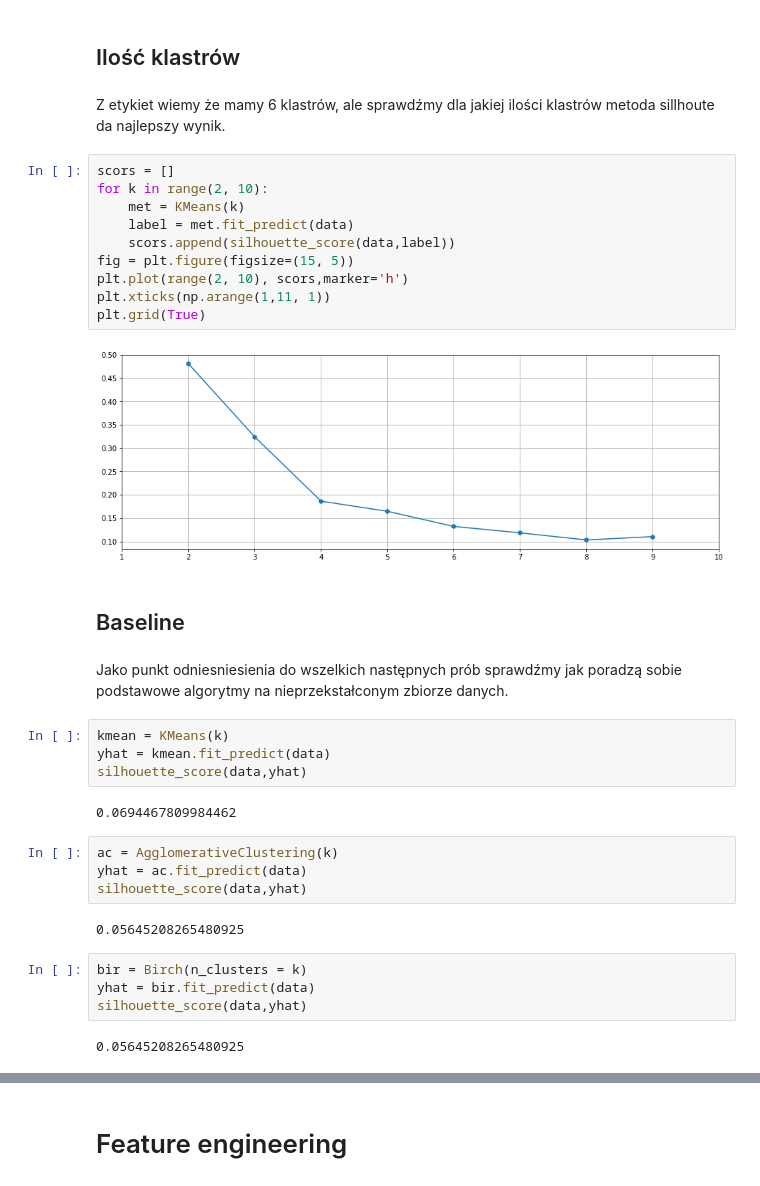
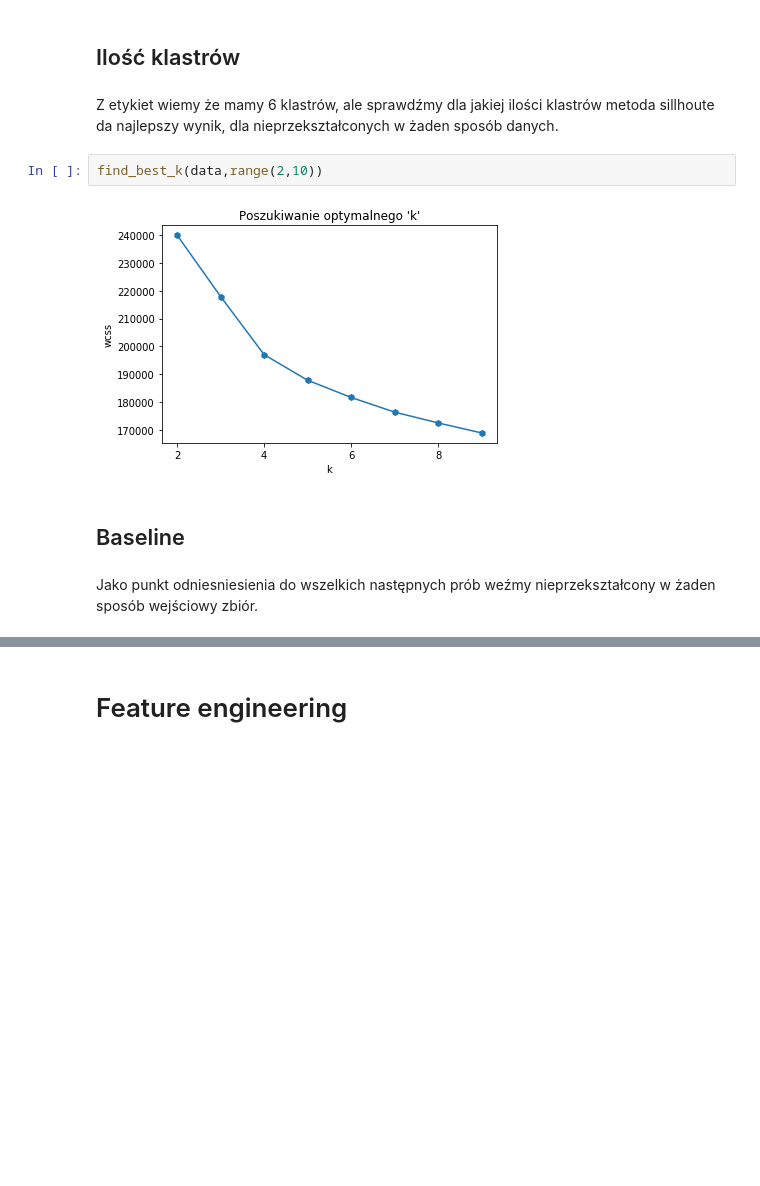
Before and after one commit to okcze/WUM-project-1, a Jupyter notebook: Projekt2/Feature_engineering_piotr.ipynb, the cells around one changed output, grey strips where cells are left out. Cells and saved outputs as stored; diff of their text form; blank space fills up the shorter version.

```diff
--- a/Projekt2/Feature_engineering_piotr.ipynb
+++ b/Projekt2/Feature_engineering_piotr.ipynb
@@ -44,38 +74,12 @@ data.shape
 # %% [markdown]
 ## Ilość klastrów
 # %% [markdown]
-Z etykiet wiemy że mamy 6 klastrów, ale sprawdźmy dla jakiej ilości klastrów metoda sillhoute da najlepszy wynik.
+Z etykiet wiemy że mamy 6 klastrów, ale sprawdźmy dla jakiej ilości klastrów metoda sillhoute da najlepszy wynik, dla nieprzekształconych w żaden sposób danych.
-# %%
-scors = []
-for k in range(2, 10):
-    met = KMeans(k)
-    label = met.fit_predict(data)
-    scors.append(silhouette_score(data,label))
-fig = plt.figure(figsize=(15, 5))
-plt.plot(range(2, 10), scors,marker='h')
-plt.xticks(np.arange(1,11, 1))
-plt.grid(True)
-# %% [output]
-[figure, removed]
+# %%
+find_best_k(data,range(2,10))
+# %% [output]
+[figure, added]
 # %% [markdown]
 ## Baseline
 # %% [markdown]
-Jako punkt odniesniesienia do wszelkich następnych prób sprawdźmy jak poradzą sobie podstawowe algorytmy na nieprzekstałconym zbiorze danych.
+Jako punkt odniesniesienia do wszelkich następnych prób weźmy nieprzekształcony w żaden sposób wejściowy zbiór.
-# %%
-kmean = KMeans(k)
-yhat = kmean.fit_predict(data)
-silhouette_score(data,yhat)
-# %% [output]
-0.0694467809984462
-# %%
-ac = AgglomerativeClustering(k)
-yhat = ac.fit_predict(data)
-silhouette_score(data,yhat)
-# %% [output]
-0.05645208265480925
-# %%
-bir = Birch(n_clusters = k)
-yhat = bir.fit_predict(data)
-silhouette_score(data,yhat)
-# %% [output]
-0.05645208265480925
```
Also changed, not shown: parts of 47 cells of this notebook.
